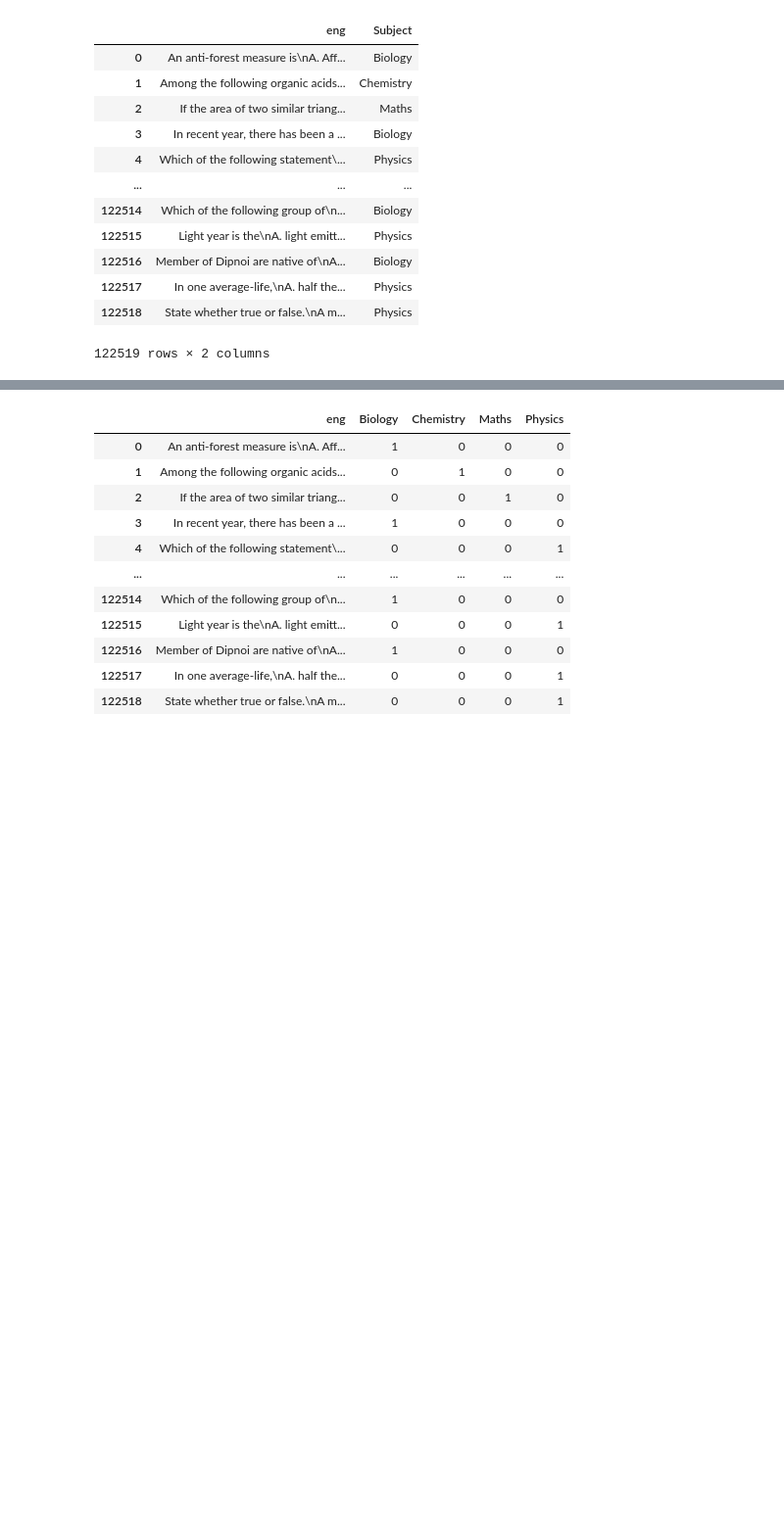
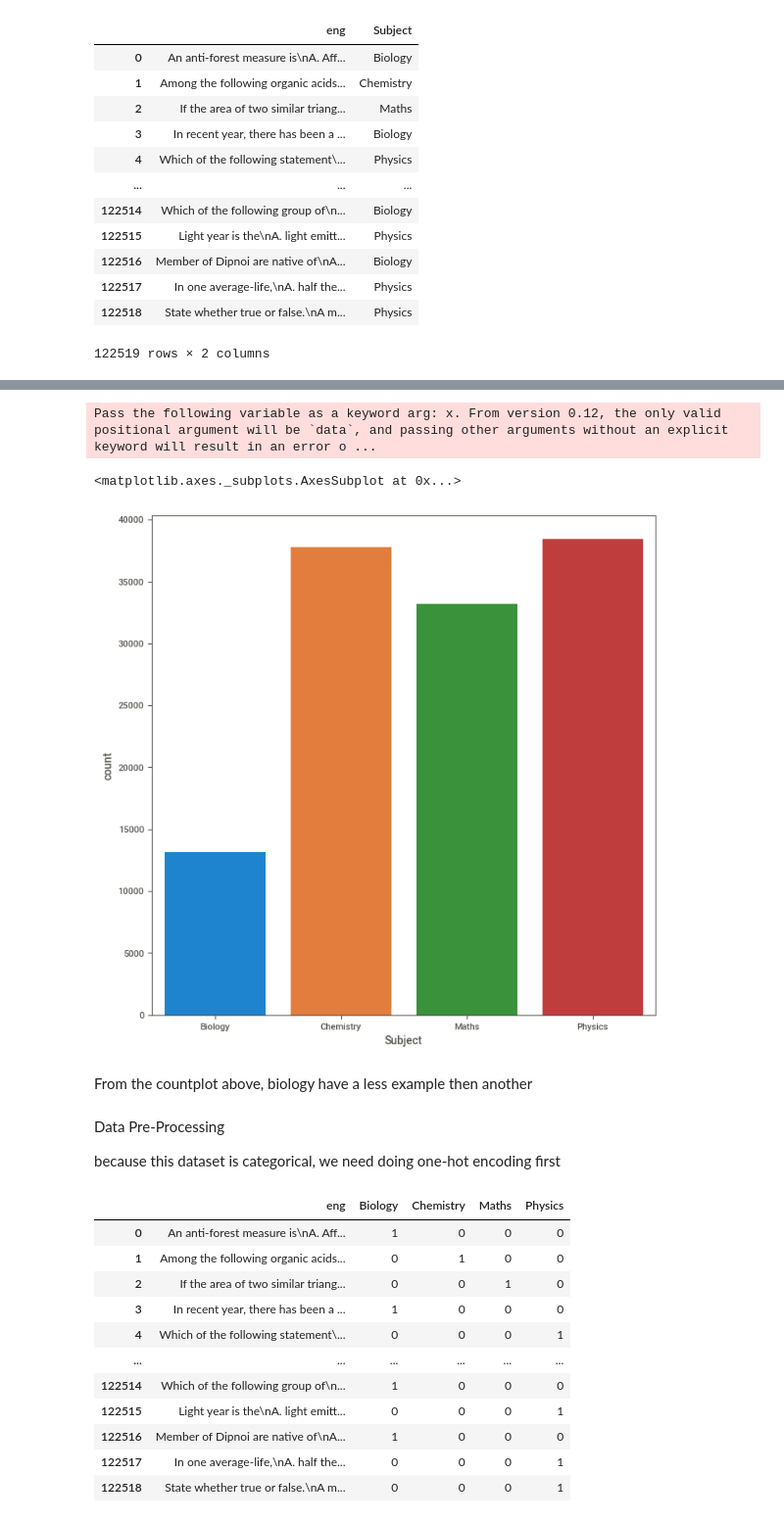
Before and after one commit to srikresna/natural.language.processing-ml, a Jupyter notebook: subject-classification.ipynb, the cells around one changed output, grey strips where cells are left out. Shown at 98% size. Drawn from its saved outputs; the diff is of its cells as text; code cells hidden in the pictures; blank space fills up the shorter version.

```diff
--- a/subject-classification.ipynb
+++ b/subject-classification.ipynb
@@ -49 +120,14 @@ df
+# %%
+plt.figure(figsize = (8, 8))
+sns.countplot(df['Subject'])
+# %% [output]
+Pass the following variable as a keyword arg: x. From version 0.12, the only valid positional argument will be `data`, and passing other arguments without an explicit keyword will result in an error o ...
+<matplotlib.axes._subplots.AxesSubplot at 0x...>
+[figure, added]
+# %% [markdown]
+From the countplot above, biology have a less example then another
+# %% [markdown]
+Data Pre-Processing
+
+because this dataset is categorical, we need doing one-hot encoding first
 # %%
```
Also changed, not shown: parts of 31 cells of this notebook, 1 other file.
